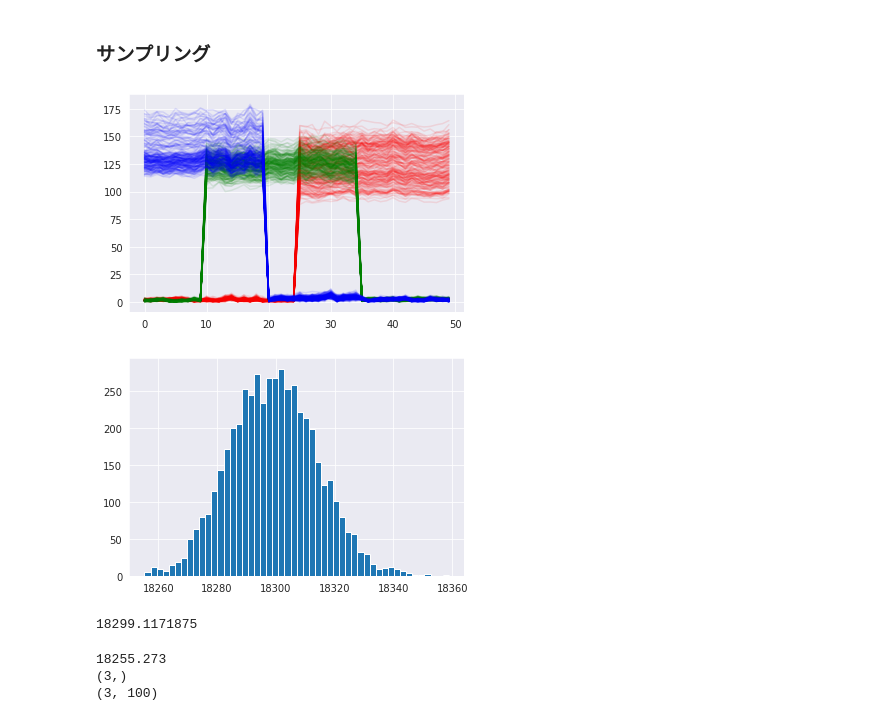
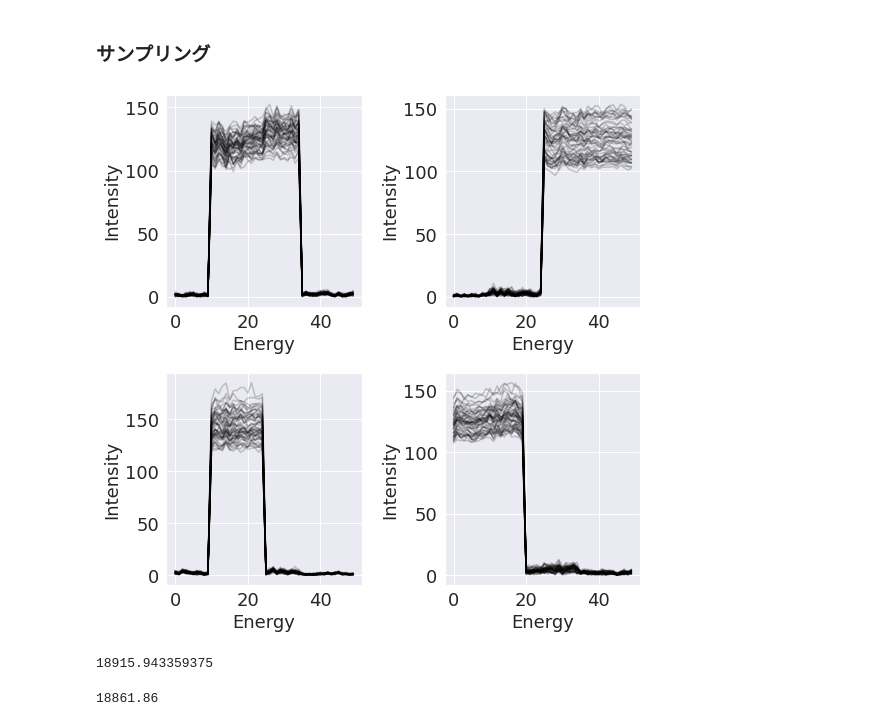
Before and after one commit to murakami9916/poisson-nmf-regression, a Jupyter notebook: src/nmf_reg.ipynb, the cells around one changed output. Saved outputs shown, nothing was run; the diff lists cells and outputs as text; code cells hidden in the pictures.

```diff
--- a/src/nmf_reg.ipynb
+++ b/src/nmf_reg.ipynb
@@ -19,7 +31,7 @@ np.random.seed(42)
 # %% [markdown]
 ### スペクトル生成
 # %%
-K = 3
+K = 4
 N = 100
 D = 50
 # %%
@@ -27,10 +39,11 @@ W_t = np.ones([D, K])
 W_t[:20, 0] = 100
 W_t[10:35, 1] = 100
 W_t[25:, 2] = 100
+W_t[10:25, 3] = 100
+W_t = jnp.array(W_t)
 
-plt.plot(W_t[:, 0])
-plt.plot(W_t[:, 1])
-plt.plot(W_t[:, 2])
-
-W_t = jnp.array(W_t)
+plt.figure(figsize=(6, 6))
+for k in range(K):
+    plt.plot(W_t[:, k])
+plt.show()
 # %% [output]
@@ -47,8 +60,6 @@ plt.show()
 # %% [markdown]
 ### ターゲット変数の生成
 # %%
-w_t = jnp.array([1.0, 1.5, -1.0])
+w_t = jnp.array([1.0, 1.5, -1.0, -1.5])
 f_t = w_t@H_t
 y = f_t + np.random.normal(loc=0, scale=0.7, size=N)
-
-plt.scatter(f_t, y)
@@ -57,0 +69,14 @@ plt.scatter(f_t, y)
+# %%
+from sklearn.decomposition import NMF
+nmf = NMF(n_components=K, init="random", random_state=123, max_iter=1500)
+W = nmf.fit_transform( X / np.max(X) )
+H = nmf.components_
+
+plt.figure(figsize=(8, 8))
+for k in range(K):
+    plt.subplot(K//2, K//2, k+1)
+    plt.plot(W[:, k], c='k')
+    plt.xlabel('Energy')
+    plt.ylabel('Intensity')
+plt.tight_layout()
+plt.show()
@@ -105,37 +132,32 @@ mcmc.run(rng_key=rng_key, K=K, X=X, y=y)
 
 samples = mcmc.get_samples()
 # %%
-colors = ['red', 'green', 'blue']
+plt.figure(figsize=(8, 8))
 for k in range(K):
+    plt.subplot(K//2, K//2, k+1)
     c = colors[k]
-    for i in range(1, 1000, 5):
-        plt.plot( samples['W'][-i, :, k], color=c, alpha=0.1)
+    for i in range(0, 250, 5):
+        plt.plot( samples['W'][-i, :, k], alpha=0.2, color='black')
+    plt.xlabel('Energy')
+    plt.ylabel('Intensity')
+plt.tight_layout()
+plt.show()
 # %% [output]
-[figure, old version]
+[figure, new version]
 # %%
 log_likelihood = numpyro.infer.log_likelihood(model=model, posterior_samples=mcmc.get_samples(), K=K, X=X, y=y)
 log_likelihood = -1.0 * ( np.sum(log_likelihood['y'], axis=1) + np.sum(log_likelihood['X'], axis=[1, 2]) )
-
-# plt.hist( log_likelihood - np.min(log_likelihood), bins=40)
-plt.hist( log_likelihood, bins=50)
-plt.show()
-
 print( float( jnp.mean( log_likelihood ) ) )
 # %% [output]
-[figure, removed]
-18299.1171875
+18915.943359375
 # %%
 index = np.argmin(log_likelihood)
 print(log_likelihood[index])
 
 eap_beta = samples['beta'][index, :]
 eap_H = samples['H'][index, :]
-print(eap_beta.shape)
-print(eap_H.shape)
 # %% [output]
-18255.273
-(3,)
-(3, 100)
+18861.86
 # %%
 plt.figure(figsize=(6, 6))
 y_hat = eap_beta@eap_H
```
Also changed, not shown: parts of 7 cells of this notebook.
